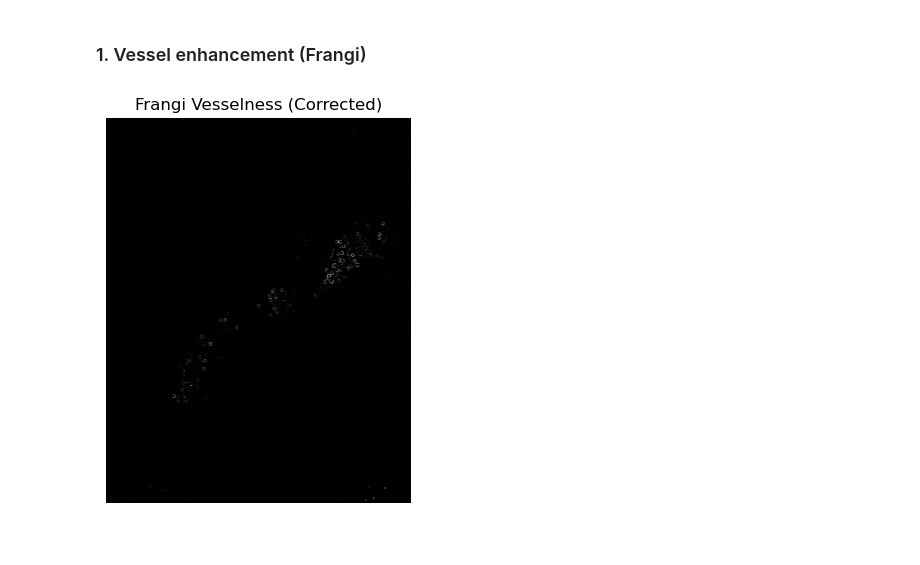
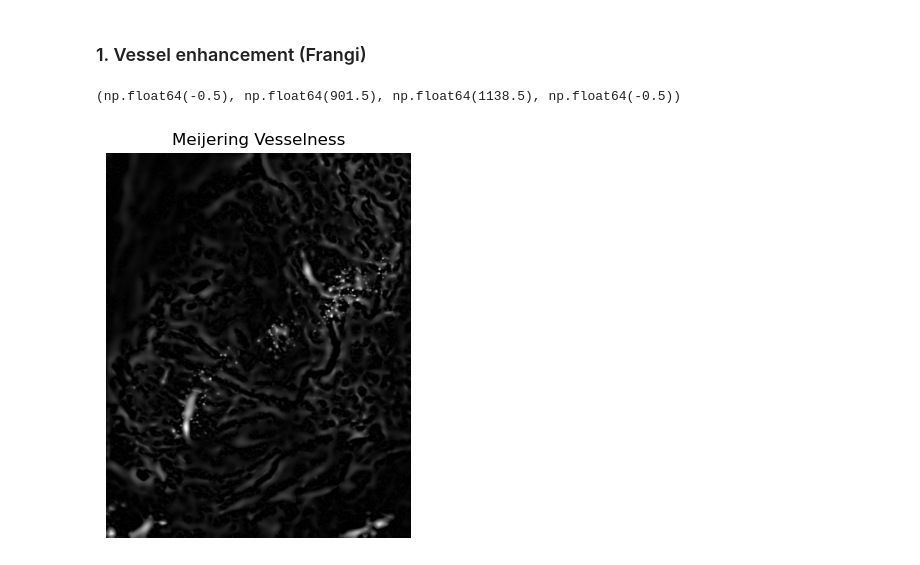
Before and after one commit to yana-kel/vessel-quant, a Jupyter notebook: vessel-extraction.ipynb, the cells around one changed output. Drawn from its saved outputs; the diff is of its cells as text; code cells hidden in the pictures.

Commit message:
changed to meijering filter for vessel enh

```diff
--- a/vessel-extraction.ipynb
+++ b/vessel-extraction.ipynb
@@ -62,25 +62,20 @@ plt.show()
 # %%
 # Convert to float for Frangi filter
 img_pre_float = img_pre.astype(np.float32)
 
-# Apply Frangi vesselness filter
-vesselness = frangi(
+vesselness = meijering(
     img_pre_float,
-    sigmas=[1, 2, 3, 4, 5, 6, 8, 10],    # sensitive to vessel width
-    alpha=0.5,
-    beta=0.5,
-    gamma=15
+    sigmas=[1, 2, 3, 4, 6, 8, 10],
+    black_ridges=False # your vessels appear bright-ish after CLAHE
 )
 
-# Normalize
 vessel_norm = (255 * (vesselness - vesselness.min()) /
                (vesselness.max() - vesselness.min())).astype(np.uint8)
 
-# Display the vesselness image
 plt.figure(figsize=(5,5))
-plt.imshow(vessel_norm, cmap="gray")
-plt.title("Frangi Vesselness (Corrected)")
+plt.imshow(vessel_norm, cmap='gray')
+plt.title("Meijering Vesselness")
 plt.axis("off")
-plt.show()
 # %% [output]
+(np.float64(-0.5), np.float64(901.5), np.float64(1138.5), np.float64(-0.5))
-[figure, old version]
+[figure, new version]
```
Also changed, not shown: parts of 1 cell of this notebook.
